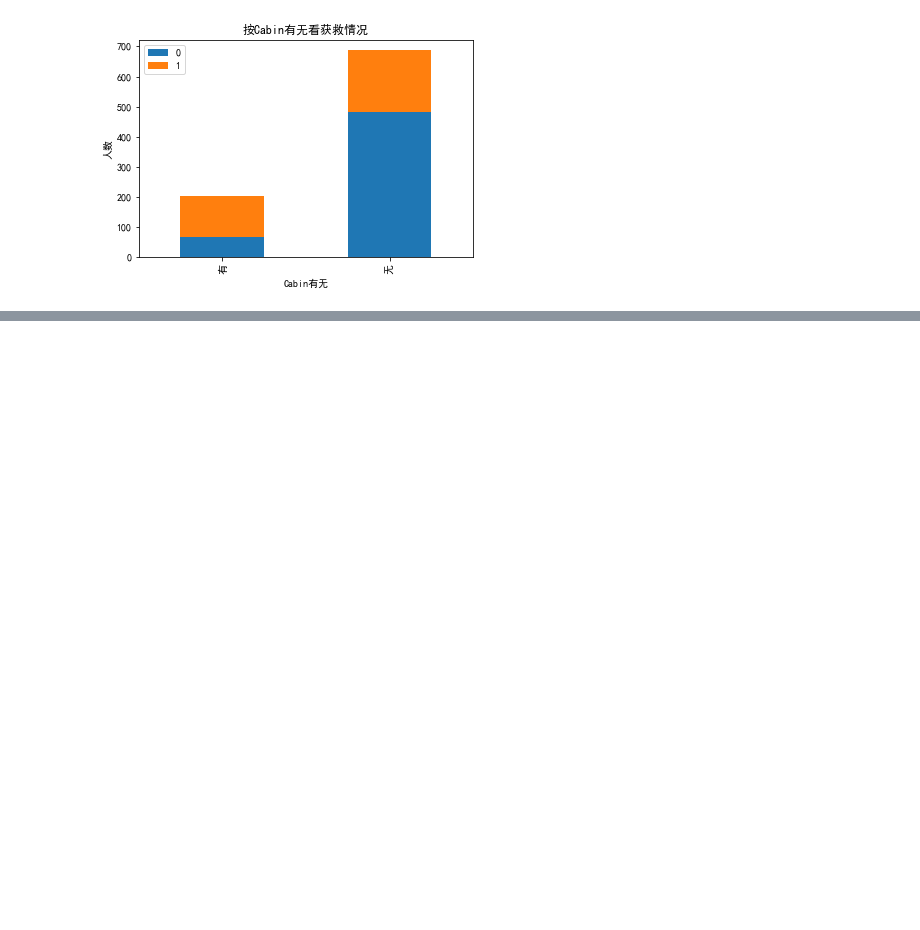
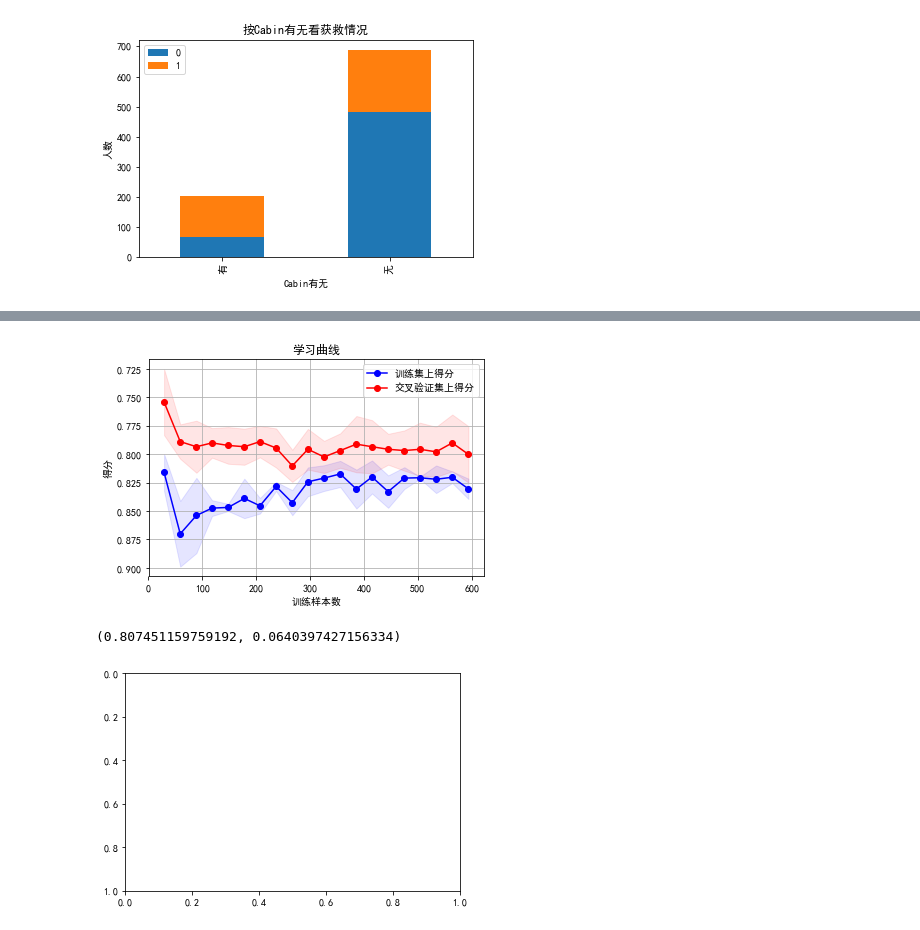
Before and after one commit to cyoukou7/mlwork-Titanic, a Jupyter notebook: Titanic.ipynb, the cells around one changed output, grey strips where cells are left out. Saved outputs shown, nothing was run; the diff lists cells and outputs as text; code cells hidden in the pictures; blank space fills up the shorter version.

```diff
--- a/Titanic.ipynb
+++ b/Titanic.ipynb
@@ -554,13 +584,23 @@ test_data_X_sd = ss2.transform(test_data_X)
 # %%
 #随机森林
 from sklearn.ensemble import RandomForestClassifier
 
-rf = RandomForestClassifier(n_estimators=150,min_samples_leaf=3,max_depth=6,oob_score=True)
+rf = RandomForestClassifier(n_estimators=150,min_samples_leaf=4,max_depth=4,oob_score=True)
 rf.fit(train_data_X,train_data_Y)
 
+
+data_test["Survived"] = rf.predict(test_data_X)
+RF = data_test[['PassengerId','Survived']].set_index('PassengerId')
+RF.to_csv('RF.csv')
+"""
 predictions = rf.predict(test_data_X)
 result = pd.DataFrame({'PassengerId':df_test['PassengerId'].values, 'Survived':predictions.astype(np.int32)})
 result.to_csv("RF.csv", index=False)
-result.head(5)
+
+"""
 
 plot_learning_curve(rf, u"学习曲线", train_data_X, train_data_Y)
+# %% [output]
+[figure, added]
+(0.807451159759192, 0.0640397427156334)
+[figure, added]
```
Also changed, not shown: parts of 7 cells of this notebook.
